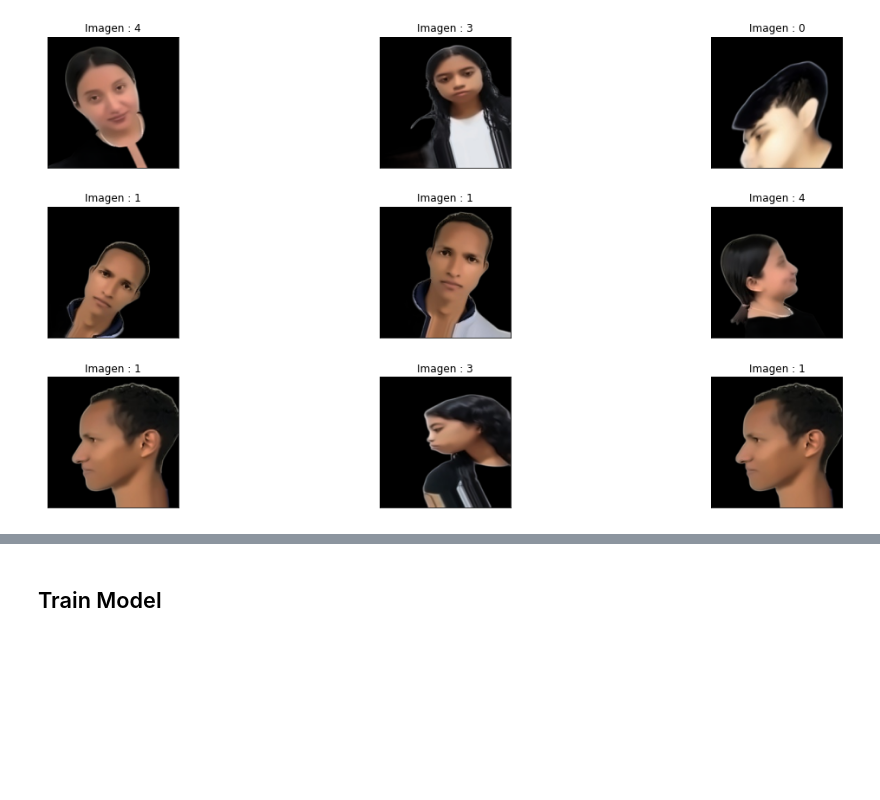
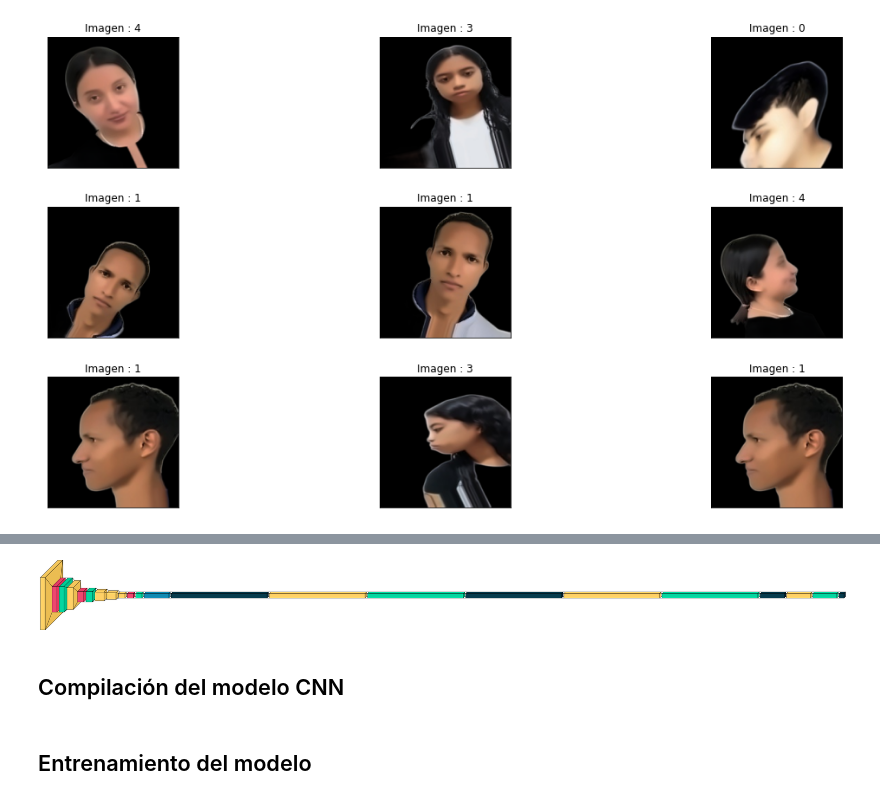
Before and after one commit to sfbarragan/CNN_ReconocimientoFacial, a Jupyter notebook: [NRC_6278]_MelanyLópez_StevenBarragan_EntrenamientoModeloProyecto.ipynb, the cells around one changed output, grey strips where cells are left out. Saved outputs shown, nothing was run; the diff lists cells and outputs as text; code cells hidden in the pictures; blank space fills up the shorter version.

Commit message:
Entrenamiento y test del modelo

```diff
--- a/[NRC_6278]_MelanyLópez_StevenBarragan_EntrenamientoModeloProyecto.ipynb
+++ b/[NRC_6278]_MelanyLópez_StevenBarragan_EntrenamientoModeloProyecto.ipynb
@@ -159,0 +309,7 @@ test_ds = tf.image.resize(test_ds, (150, 150))
+# %%
+# Grafica del modelo generado
+visualkeras.layered_view(model)
+# %% [output]
+[figure, added]
+# %% [markdown]
+## Compilación del modelo CNN
@@ -160,2 +319,2 @@ test_ds = tf.image.resize(test_ds, (150, 150))
 # %% [markdown]
-## Train Model
+## Entrenamiento del modelo
```
Also changed, not shown: parts of 23 cells of this notebook.
